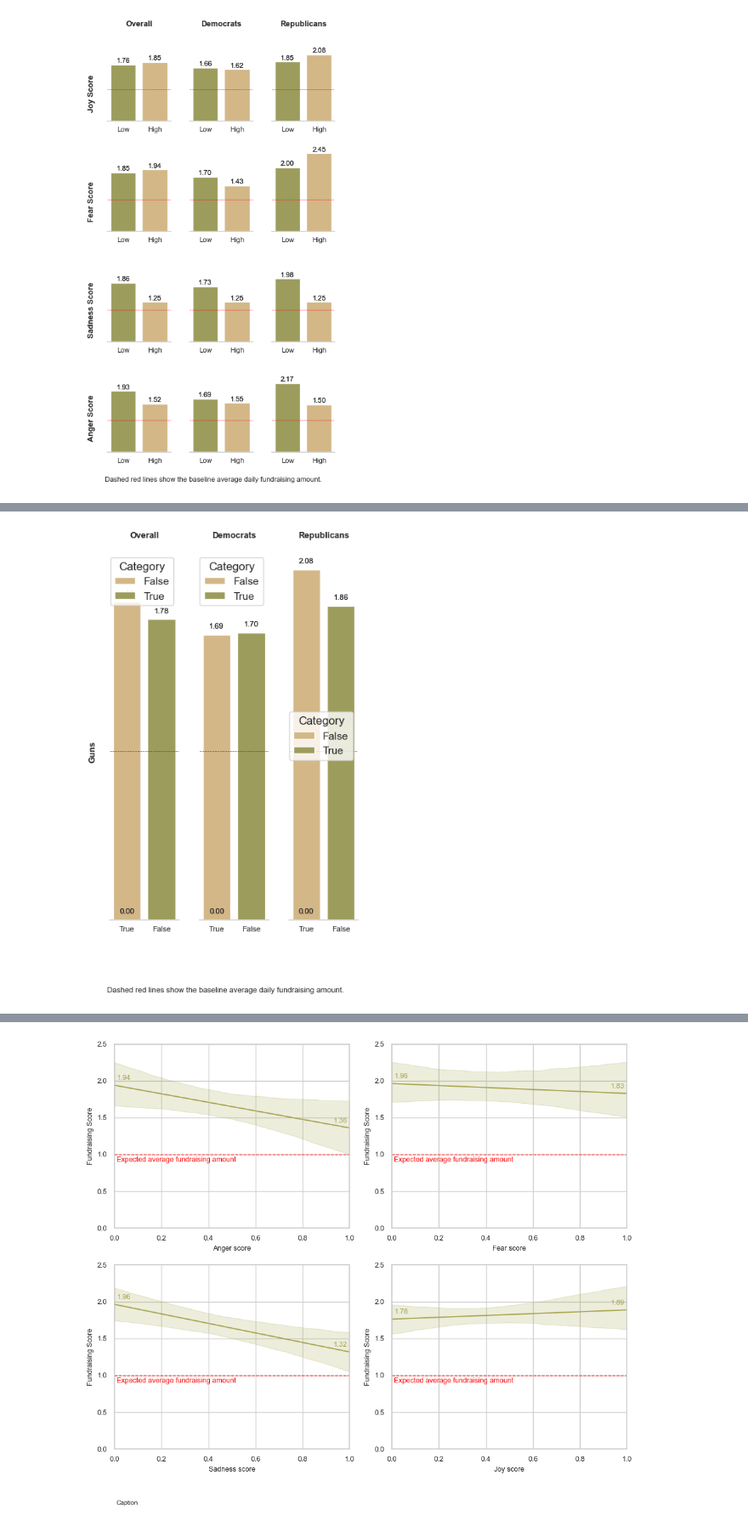
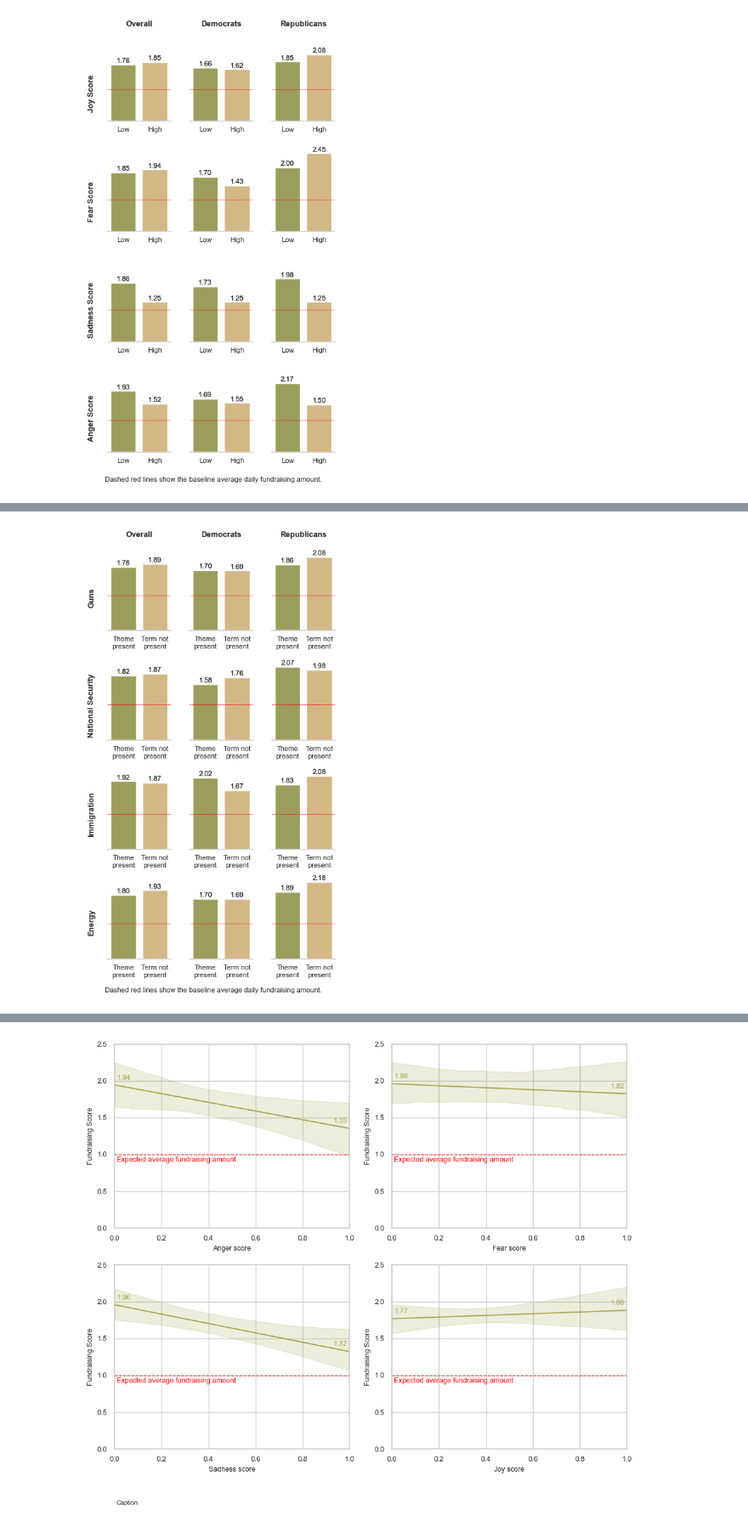
Before and after one commit to marobinette/cfd-project-ds1, a Jupyter notebook: notebooks/Matched_Politicians_EDA.ipynb, the cells around one changed output, grey strips where cells are left out. Shown at 85% size. Cells and saved outputs as stored; diff of their text form; code cells hidden in the pictures.

Commit message:
Expanded multi-facet theme plot to use four themes & better formatting

```diff
--- a/notebooks/Matched_Politicians_EDA.ipynb
+++ b/notebooks/Matched_Politicians_EDA.ipynb
@@ -1949,11 +2025,21 @@ print(summary_combined_theme)
 # %%
 # Define ordering and colors for multi-faceted THEME plot
 
+# Define new labels for true/false values
+summary_combined_theme['Category_label'] = summary_combined_theme['Category'].map(
+    {True: "Theme\npresent", False: "Term not\npresent"}
+)
+
 # Define orders
-theme_order = [True, False]
+# theme_order = [True, False]
+theme_order = ["Theme\npresent", "Term not\npresent"]
 
 # Define colors
-palette_theme = {True: breakdown_color1, False: breakdown_color2}
+# palette_theme = {True: breakdown_color1, False: breakdown_color2}
+palette_theme = {
+    "Theme\npresent": breakdown_color1,
+    "Term not\npresent": breakdown_color2
+}
 # %%
 # FIGURE: MULTI-FACETED PLOT FOR THEME
 # Each facet shows only relevant x-axis categories and shared titles
@@ -1961,9 +2047,9 @@ palette_theme = {True: breakdown_color1, False: breakdown_color2}
 # Create FacetGrid with both rows and columns
 g = sns.catplot(
     data=summary_combined_theme,
-    x="Category",
+    x="Category_label",
     y="Term Presence",
-    hue="Category",
+    hue="Category_label",
     col="Party",
     row="Breakdown",
     kind="bar",
@@ -1989,14 +2075,19 @@ for (row_val, col_val), ax in g.axes_dict.items():
     # ax.clear()
     sns.barplot(
         data=sub_df,
-        x="Category",
+        x="Category_label",
         y="Term Presence",
-        hue="Category",
+        hue="Category_label",
         order=order,
         palette=pal,
         dodge=False,
         ax=ax
     )
+
+    # Remove legend if it exists
+    if ax.get_legend() is not None:
+        ax.get_legend().remove()
+
     ax.axhline(y=1, color="red", linestyle="--", linewidth=0.5)
 
     # Clean aesthetics
@@ -2072,34 +2163,34 @@ for (row_val, col_val), ax in g.axes_dict.items():
 for col_val in g.col_names:
     g.axes_dict[(row_positions[0], col_val)].set_title(
         col_val, fontweight="bold", fontsize=axis_titlesize, pad=15)
 # remove all column titles except top one
 # for (row_val, col_val), ax in g.axes_dict.items():
 #     if row_val == row_positions[0]:
 #         ax.set_title(col_val, fontweight="bold", fontsize=axis_titlesize, pad=15)
 
 g.fig.set_size_inches(3.75, 7)
 
 # Add caption below the plot
 g.fig.text(
     0.005,
     -0.04,
     "Dashed red lines show the baseline average daily fundraising amount.",
     ha='left',
     va='bottom',
     fontsize=8,
     color='#222222'
 )
 
 for ax in g.axes.flat:
     ax.title.set_fontsize(9)
     ax.title.set_fontweight("bold")
 
 # plt.tight_layout()
 g.fig.subplots_adjust(wspace=0.3, hspace=0.35)
 
 plt.show()
 # %% [output]
-[figure, old version]
+[figure, new version]
 # %%
 # FIGURE: EMOTION SCORE VS FUNDRAISING SCORE REGRESSION
 
```
Also changed, not shown: parts of 4 cells of this notebook.
